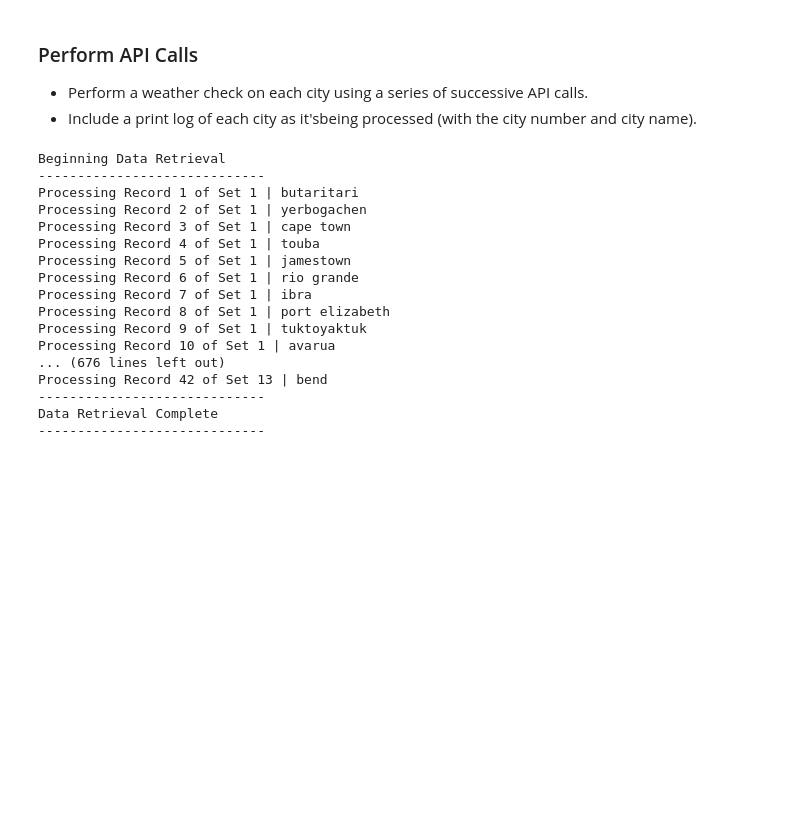
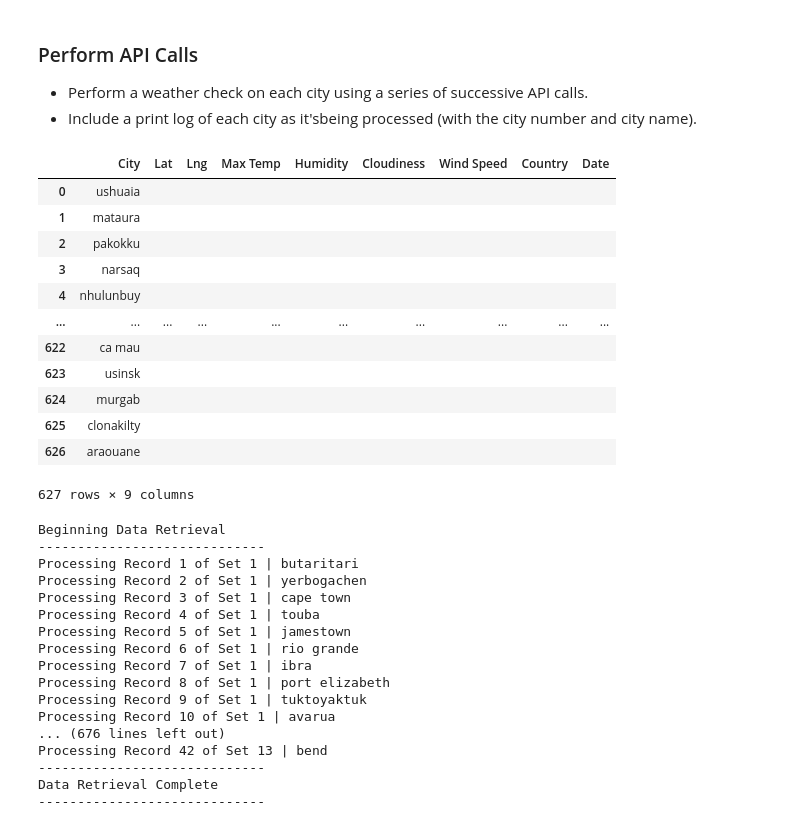
Before and after one commit to sieiden/python_api_challenge, a Jupyter notebook: WeatherPy .ipynb, the cells around one changed output. Cells and saved outputs as stored; diff of their text form; code cells hidden in the pictures; blank space fills up the shorter version.

Commit message:
added columns to df

```diff
--- a/WeatherPy .ipynb
+++ b/WeatherPy .ipynb
@@ -51,6 +51,35 @@ len(city_list)
 ### Perform API Calls
 * Perform a weather check on each city using a series of successive API calls.
 * Include a print log of each city as it'sbeing processed (with the city number and city name).
+# %%
+#put list of cities into a data frame
+city_df = pd.DataFrame(city_list)
+city_df = city_df.rename(columns = {0:'City'})
+
+#add additional columns
+city_df['Lat']=""
+city_df['Lng']=""
+city_df['Max Temp']=""
+city_df['Humidity']=""
+city_df['Cloudiness']=""
+city_df['Wind Speed']=""
+city_df['Country']=""
+city_df['Date']=""
+city_df
+# %% [output]
+|  | City | Lat | Lng | Max Temp | Humidity | Cloudiness | Wind Speed | Country | Date |
+| 0 | ushuaia |  |  |  |  |  |  |  |  |
+| 1 | mataura |  |  |  |  |  |  |  |  |
+| 2 | pakokku |  |  |  |  |  |  |  |  |
+| 3 | narsaq |  |  |  |  |  |  |  |  |
+| 4 | nhulunbuy |  |  |  |  |  |  |  |  |
+| ... | ... | ... | ... | ... | ... | ... | ... | ... | ... |
+| 622 | ca mau |  |  |  |  |  |  |  |  |
+| 623 | usinsk |  |  |  |  |  |  |  |  |
+| 624 | murgab |  |  |  |  |  |  |  |  |
+| 625 | clonakilty |  |  |  |  |  |  |  |  |
+| 626 | araouane |  |  |  |  |  |  |  |  |
+627 rows × 9 columns
 # %%
 url = "http://api.openweathermap.org/data/2.5/weather?"
 print("Beginning Data Retrieval")
```
Also changed, not shown: parts of 2 cells of this notebook, 1 other file.
